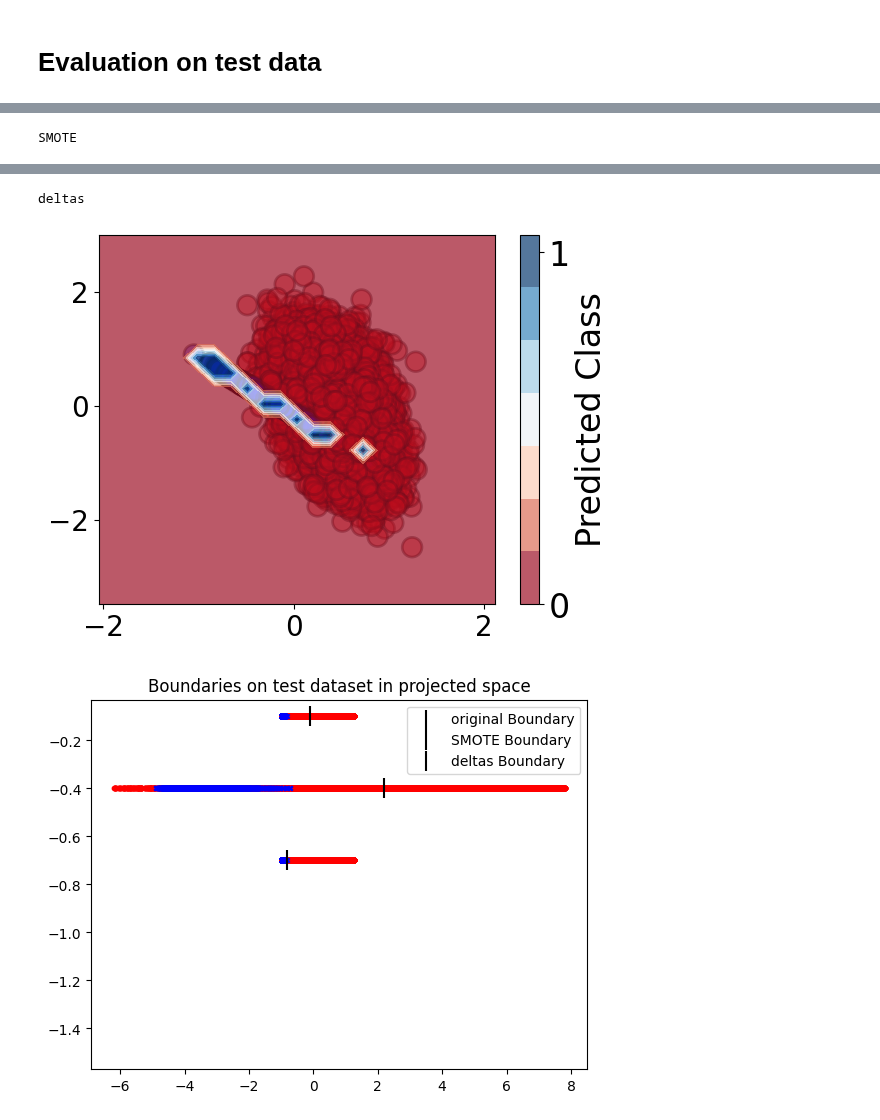
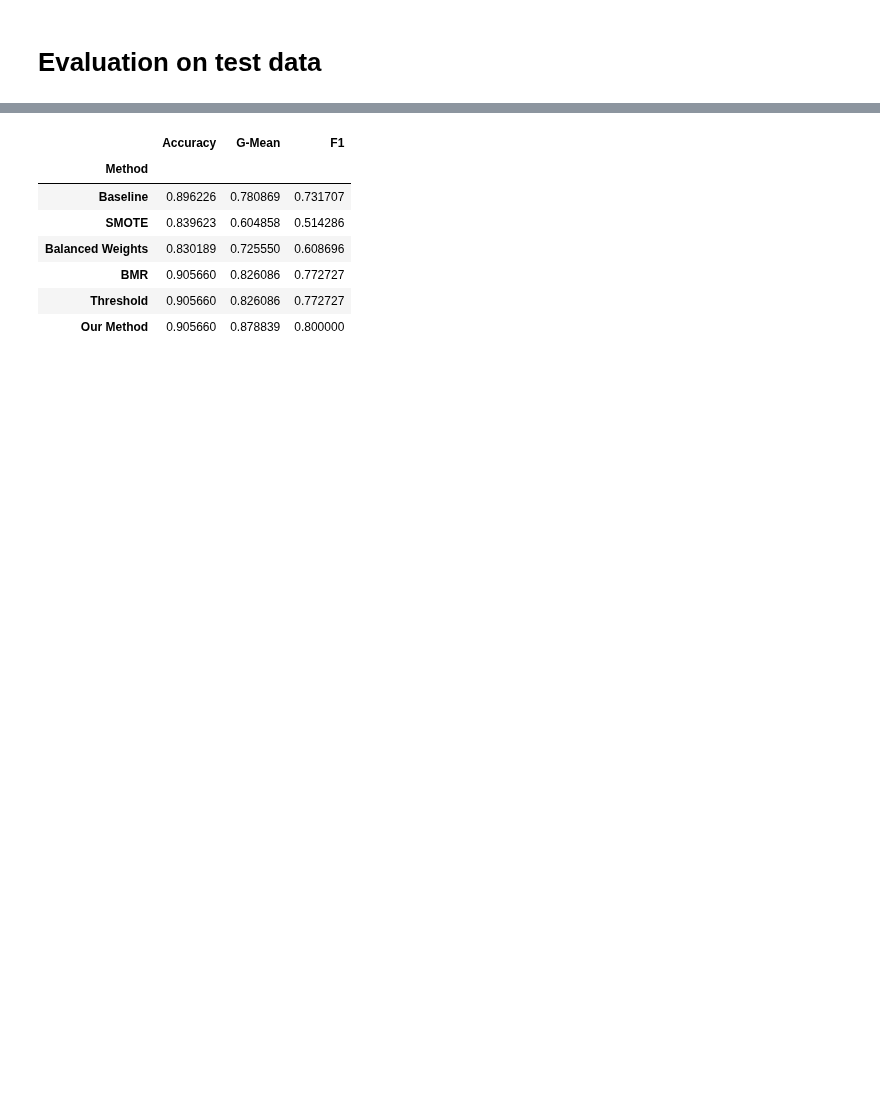
Before and after one commit to mattclifford1/linear_confidence, a Jupyter notebook: notebooks/downsample.ipynb, the cells around one changed output, grey strips where cells are left out. Saved outputs shown, nothing was run; the diff lists cells and outputs as text; code cells hidden in the pictures; blank space fills up the shorter version.

```diff
--- a/notebooks/downsample.ipynb
+++ b/notebooks/downsample.ipynb
@@ -81,5 +86,5 @@ Parameters
 # %%
 classifiers_dict['Our Method'] = deltas_model
 evaluation.eval_test(classifiers_dict,
-                       data_clf['data_test'], _print=True, _plot=True)
+                       data_clf['data_test'], _print=True, _plot=False)
 # %% [output]
@@ -104 +98,0 @@ original
-SMOTE
@@ -106,3 +99,8 @@ SMOTE
-deltas
-[figure, removed]
-[figure, removed]
+|  | Accuracy | G-Mean | F1 |
+| Method |  |  |  |
+| Baseline | 0.896226 | 0.780869 | 0.731707 |
+| SMOTE | 0.839623 | 0.604858 | 0.514286 |
+| Balanced Weights | 0.830189 | 0.725550 | 0.608696 |
+| BMR | 0.905660 | 0.826086 | 0.772727 |
+| Threshold | 0.905660 | 0.826086 | 0.772727 |
+| Our Method | 0.905660 | 0.878839 | 0.800000 |
```
Also changed, not shown: parts of 5 cells of this notebook, 9 other files.
